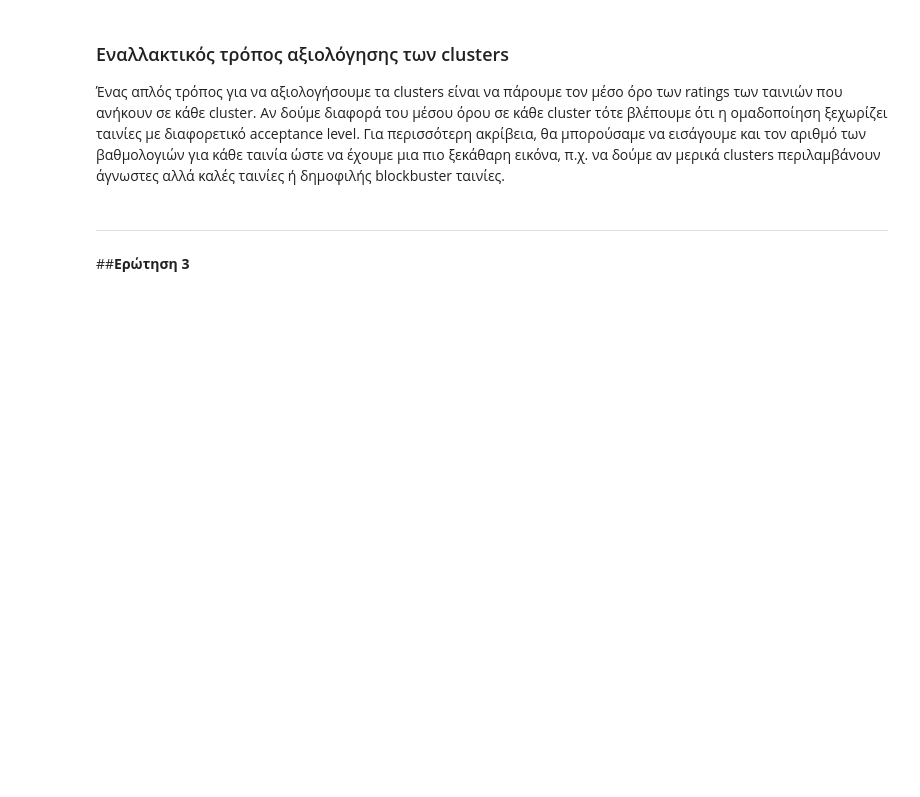
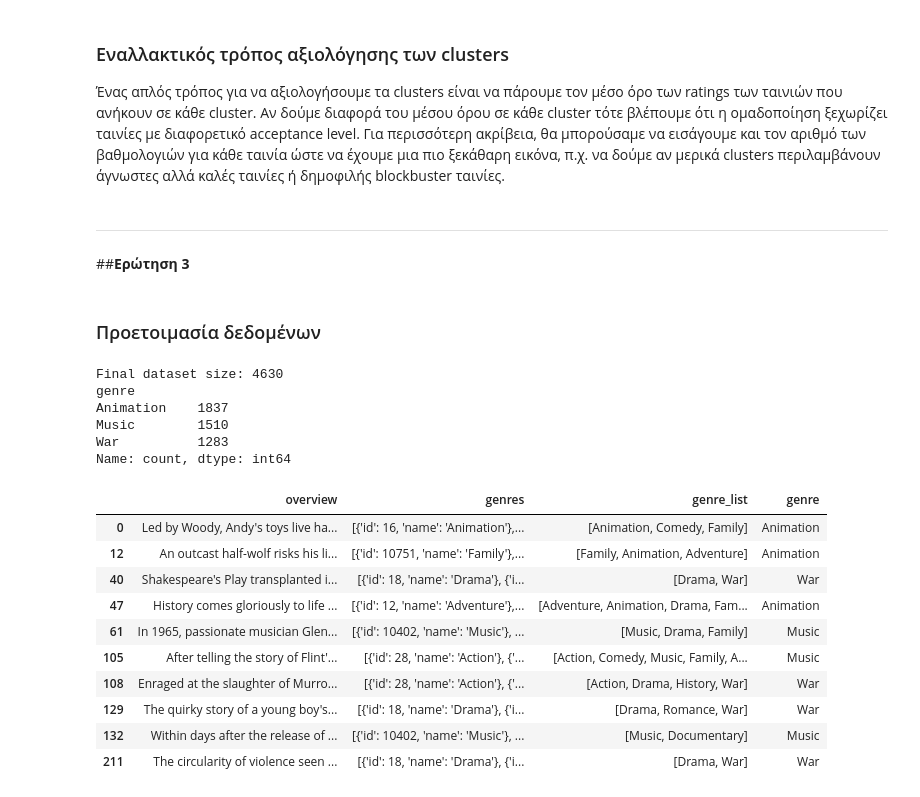
Before and after one commit to BillPapakyriakou/DataMining-Notebooks, a Jupyter notebook: assignment_3.ipynb, the cells around one changed output. Saved outputs shown, nothing was run; the diff lists cells and outputs as text; code cells hidden in the pictures; blank space fills up the shorter version.

```diff
--- a/assignment_3.ipynb
+++ b/assignment_3.ipynb
@@ -471,3 +471,67 @@ Name: count, dtype: int64
 # %% [markdown]
 ---
 ##**Ερώτηση 3**
+# %% [markdown]
+### Προετοιμασία δεδομένων
+# %%
+movies_dataframe = movies[['overview', 'genres']].copy()
+
+# κρατάμε μόνο τις στήλες με την περίληψη και το είδος
+movies_dataframe = movies_dataframe.dropna(subset=['overview', 'genres'])
+
+# κρατάμε μια λίστα από genres για κάθε ταινία
+def parse_genres(g):
+    if pd.isna(g):
+        return []
+    try:
+        return [d["name"] for d in ast.literal_eval(g)]
+    except Exception:
+        return []
+
+# νέα τήλη με τη λίστα των genres για κάθε ταινία
+movies_dataframe['genre_list'] = movies_dataframe['genres'].apply(parse_genres)
+
+# τα είδη που θέλουμε να κρατήσουμε
+genres_to_keep = {'War', 'Music', 'Animation'}
+
+# κρατάμε μόνο τις ταινίες που έχουν τουλάχιστον 1 από τα ζητούμενα είδη
+movies_dataframe = movies_dataframe[movies_dataframe['genre_list'].apply(lambda gs
+                                                                         : len(genres_to_keep.intersection(gs)) > 0)].copy()
+
+# για να κρατήσουμε μόνο ταινίες που έχουν είδος μόνο ένα από τα ζητούμενα genres
+# πχ: αν ταινία είναι War και Horror τότε οκ, αν είναι War και Animation τότε δεν την κρατάμε
+def extract_target_label(genre_list):
+    counter = [g for g in genre_list if g in genres_to_keep]
+    if len(counter) == 1:
+        return counter[0]
+    else:
+        return None
+
+# νέα στήλη genre που περιέχει ένα από τα 3 ζητούμενα genres ή none
+movies_dataframe['genre'] = movies_dataframe['genre_list'].apply(extract_target_label)
+movies_dataframe = movies_dataframe.dropna(subset=['genre']).copy()  # για να πετάξουμε τα none
+
+X_text = movies_dataframe['overview'].values  # x: overview
+y = movies_dataframe['genre'].values          # y: genre
+
+print("Final dataset size:", len(movies_dataframe))
+print(movies_dataframe['genre'].value_counts())
+movies_dataframe.head(10)
+# %% [output]
+Final dataset size: 4630
+genre
+Animation    1837
+Music        1510
+War          1283
+Name: count, dtype: int64
+|  | overview | genres | genre_list | genre |
+| 0 | Led by Woody, Andy's toys live ha... | [{'id': 16, 'name': 'Animation'},... | [Animation, Comedy, Family] | Animation |
+| 12 | An outcast half-wolf risks his li... | [{'id': 10751, 'name': 'Family'},... | [Family, Animation, Adventure] | Animation |
+| 40 | Shakespeare's Play transplanted i... | [{'id': 18, 'name': 'Drama'}, {'i... | [Drama, War] | War |
+| 47 | History comes gloriously to life ... | [{'id': 12, 'name': 'Adventure'},... | [Adventure, Animation, Drama, Fam... | Animation |
+| 61 | In 1965, passionate musician Glen... | [{'id': 10402, 'name': 'Music'}, ... | [Music, Drama, Family] | Music |
+| 105 | After telling the story of Flint'... | [{'id': 28, 'name': 'Action'}, {'... | [Action, Comedy, Music, Family, A... | Music |
+| 108 | Enraged at the slaughter of Murro... | [{'id': 28, 'name': 'Action'}, {'... | [Action, Drama, History, War] | War |
+| 129 | The quirky story of a young boy's... | [{'id': 18, 'name': 'Drama'}, {'i... | [Drama, Romance, War] | War |
+| 132 | Within days after the release of ... | [{'id': 10402, 'name': 'Music'}, ... | [Music, Documentary] | Music |
+| 211 | The circularity of violence seen ... | [{'id': 18, 'name': 'Drama'}, {'i... | [Drama, War] | War |
```
Also changed, not shown: parts of 15 cells of this notebook.
